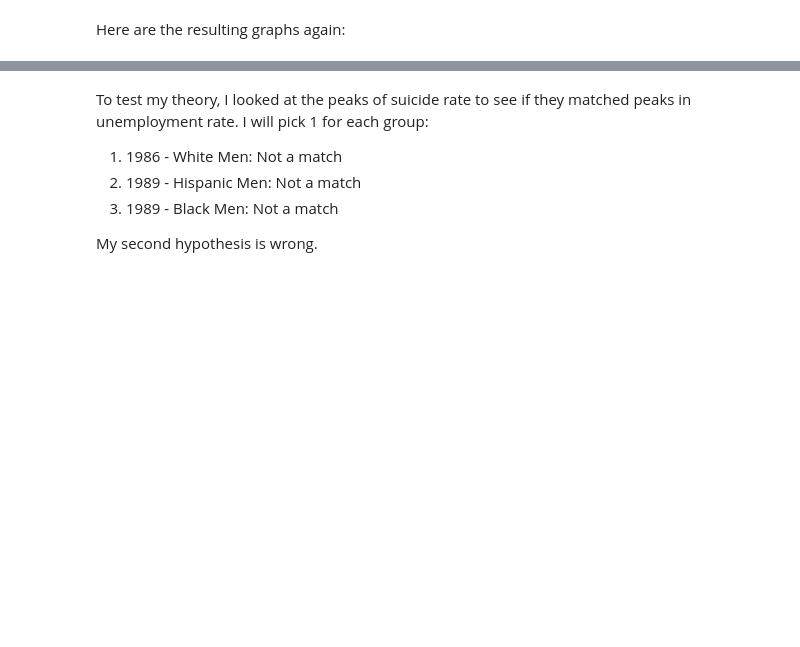
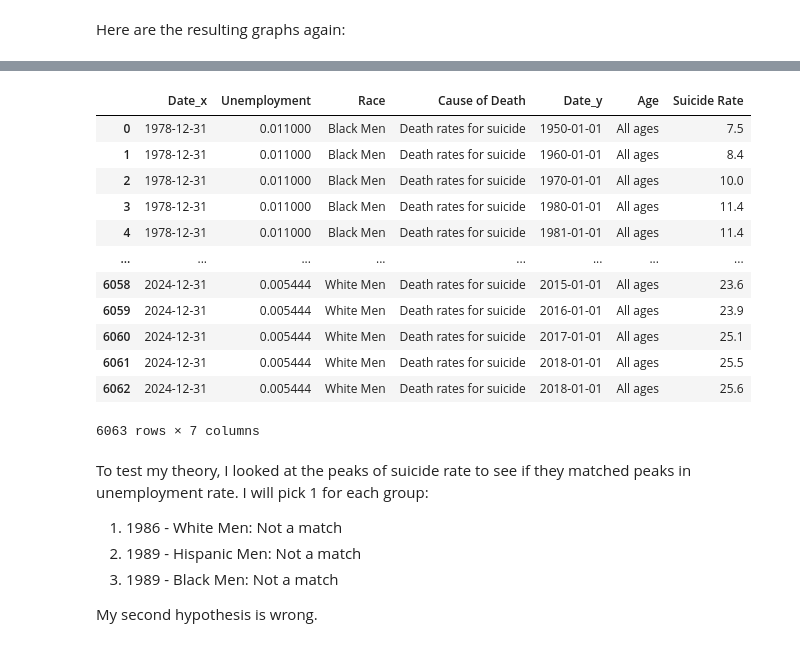
Before and after one commit to ricardolombera/Project-3, a Jupyter notebook: project_3.ipynb, the cells around one changed output, grey strips where cells are left out. Saved outputs shown, nothing was run; the diff lists cells and outputs as text; code cells hidden in the pictures; blank space fills up the shorter version.

```diff
--- a/project_3.ipynb
+++ b/project_3.ipynb
@@ -582,3 +626,20 @@ yearly_race_rates_concatenated_fig
+# %%
+merged_suicide_rates_unemployment =pd.merge(yearly_race_rates_concatenated, only_white_black_latino_suicides, on='Race')
+merged_suicide_rates_unemployment
+# %% [output]
+|  | Date_x | Unemployment | Race | Cause of Death | Date_y | Age | Suicide Rate |
+| 0 | 1978-12-31 | 0.011000 | Black Men | Death rates for suicide | 1950-01-01 | All ages | 7.5 |
+| 1 | 1978-12-31 | 0.011000 | Black Men | Death rates for suicide | 1960-01-01 | All ages | 8.4 |
+| 2 | 1978-12-31 | 0.011000 | Black Men | Death rates for suicide | 1970-01-01 | All ages | 10.0 |
+| 3 | 1978-12-31 | 0.011000 | Black Men | Death rates for suicide | 1980-01-01 | All ages | 11.4 |
+| 4 | 1978-12-31 | 0.011000 | Black Men | Death rates for suicide | 1981-01-01 | All ages | 11.4 |
+| ... | ... | ... | ... | ... | ... | ... | ... |
+| 6058 | 2024-12-31 | 0.005444 | White Men | Death rates for suicide | 2015-01-01 | All ages | 23.6 |
+| 6059 | 2024-12-31 | 0.005444 | White Men | Death rates for suicide | 2016-01-01 | All ages | 23.9 |
+| 6060 | 2024-12-31 | 0.005444 | White Men | Death rates for suicide | 2017-01-01 | All ages | 25.1 |
+| 6061 | 2024-12-31 | 0.005444 | White Men | Death rates for suicide | 2018-01-01 | All ages | 25.5 |
+| 6062 | 2024-12-31 | 0.005444 | White Men | Death rates for suicide | 2018-01-01 | All ages | 25.6 |
+6063 rows × 7 columns
 # %% [markdown]
 To test my theory, I looked at the peaks of suicide rate to see if they matched peaks in unemployment rate. I will pick 1 for each group:
 1) 1986 - White Men: Not a match
```
Also changed, not shown: parts of 11 cells of this notebook.
